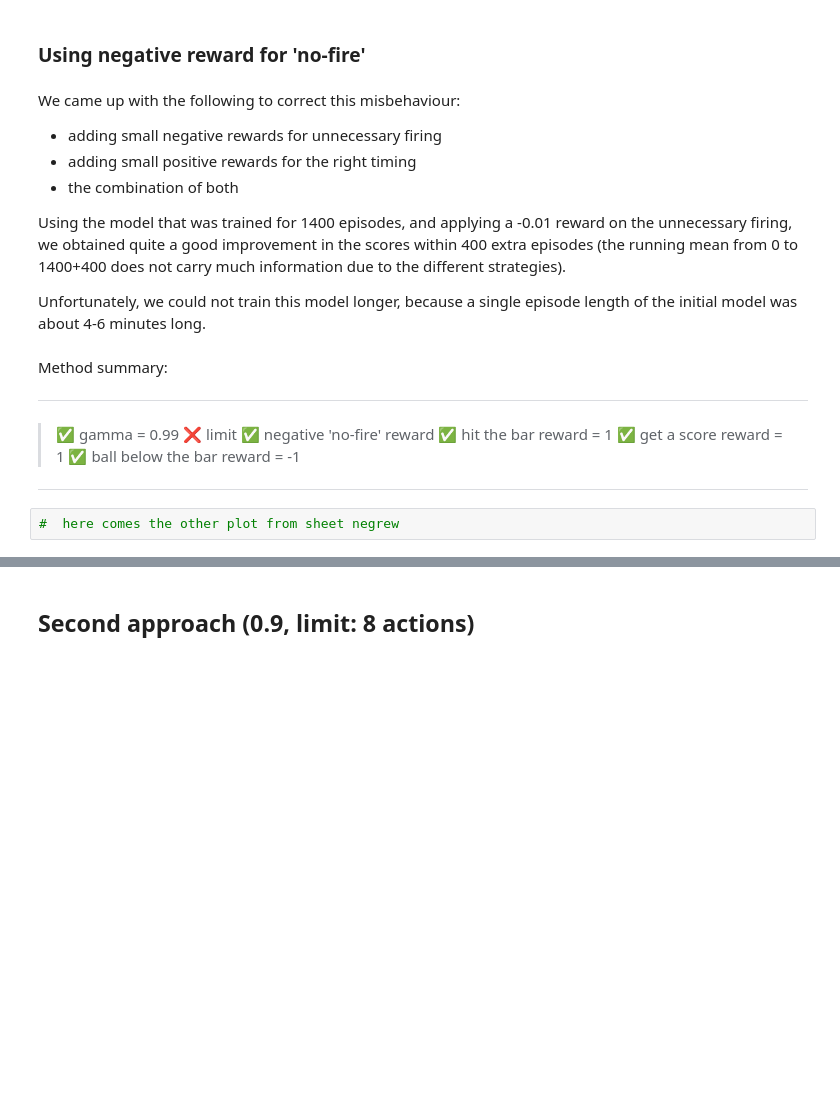
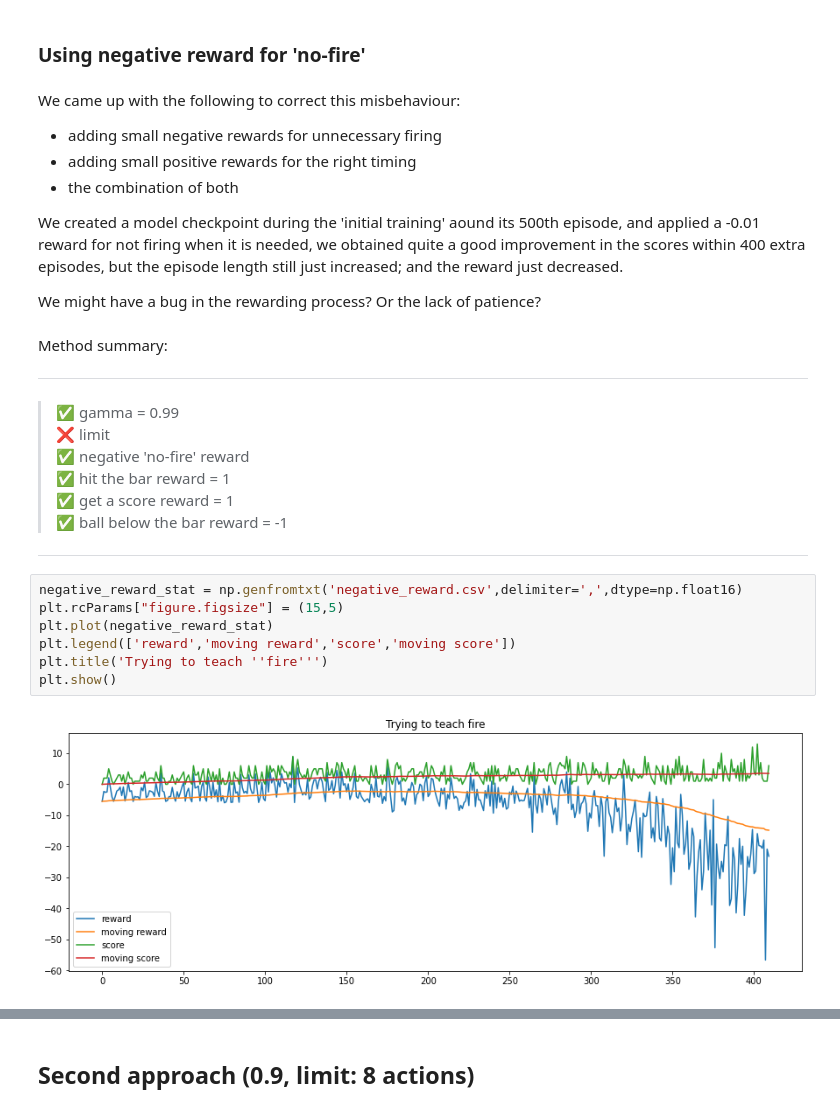
Before and after one commit to nellika/RL_Breakout_RAM, a Jupyter notebook: breakout_ram.ipynb, the cells around one changed output, grey strips where cells are left out. Drawn from its saved outputs; the diff is of its cells as text; blank space fills up the shorter version.

```diff
--- a/breakout_ram.ipynb
+++ b/breakout_ram.ipynb
@@ -127,9 +150,9 @@ We came up with the following to correct this misbehaviour:
 *   adding small positive rewards for the right timing
 *   the combination of both
 
-Using the model that was trained for 1400 episodes, and applying a -0.01 reward on the unnecessary firing, we obtained quite a good improvement in the scores within 400 extra episodes (the running mean from 0 to 1400+400 does not carry much information due to the different strategies).
+We created a model checkpoint during the 'initial training' aound its 500th episode, and applied a -0.01 reward for not firing when it is needed, we obtained quite a good improvement in the scores within 400 extra episodes, but the episode length still just increased; and the reward just decreased.
 
-Unfortunately, we could not train this model longer, because a single episode length of the initial model was about 4-6 minutes long.
+We might have a bug in the rewarding process? Or the lack of patience?
 # %% [markdown]
 Method summary:
 
@@ -137,12 +160,19 @@ Method summary:
 
 
 > ✅ gamma = 0.99
-> </br>❌ limit
-> </br>✅ negative 'no-fire' reward
-> </br>✅ hit the bar reward = 1
-> </br>✅ get a score reward = 1
-> </br>✅ ball below the bar reward = -1
+> <br>❌ limit
+> <br>✅ negative 'no-fire' reward
+> <br>✅ hit the bar reward = 1
+> <br>✅ get a score reward = 1
+> <br>✅ ball below the bar reward = -1
 
 ---
-# %%
-#  here comes the other plot from sheet negrew
+# %%
+negative_reward_stat = np.genfromtxt('negative_reward.csv',delimiter=',',dtype=np.float16)
+plt.rcParams["figure.figsize"] = (15,5)
+plt.plot(negative_reward_stat)
+plt.legend(['reward','moving reward','score','moving score'])
+plt.title('Trying to teach ''fire''')
+plt.show()
+# %% [output]
+[figure, added]
```
Also changed, not shown: parts of 12 cells of this notebook.
